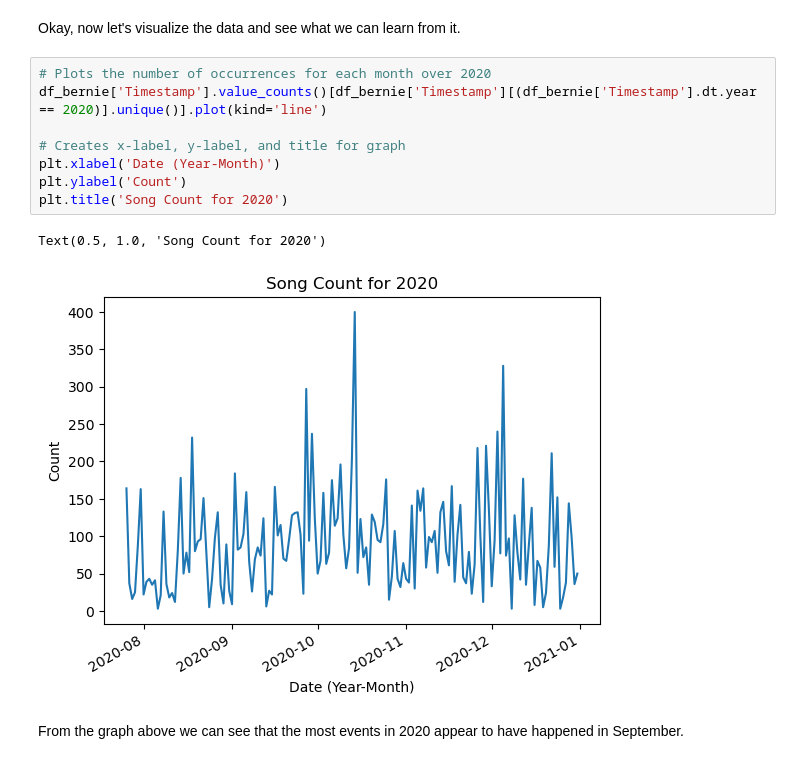
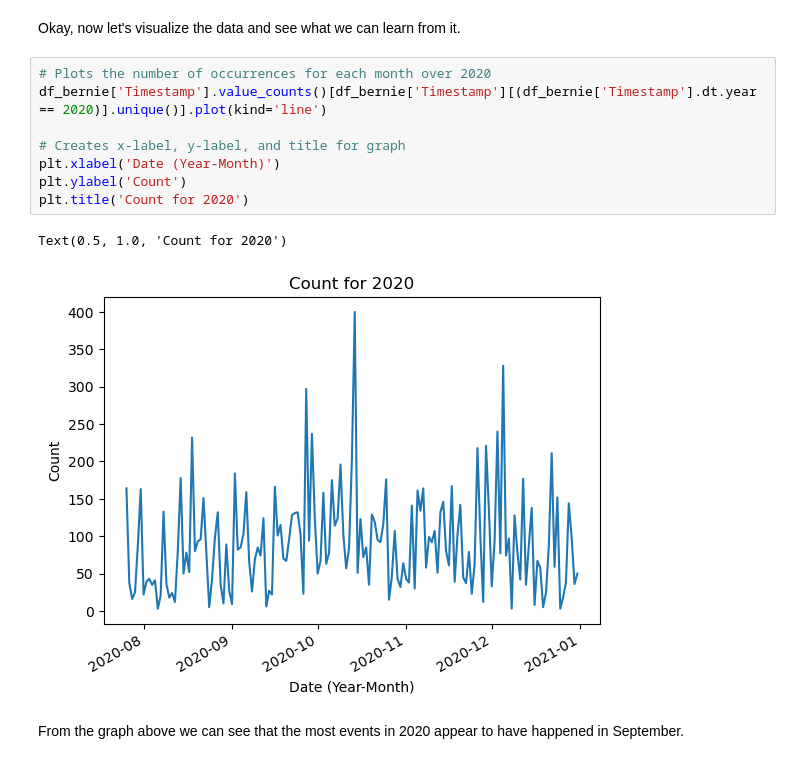
Before and after one commit to rigattio/Project-8, a Jupyter notebook: Project 8 .ipynb, the cells around one changed output. Drawn from its saved outputs; the diff is of its cells as text.

```diff
--- a/Project 8 .ipynb
+++ b/Project 8 .ipynb
@@ -152,14 +152,14 @@ Okay, now let's visualize the data and see what we can learn from it.
 # %%
 # Plots the number of occurrences for each month over 2020
 df_bernie['Timestamp'].value_counts()[df_bernie['Timestamp'][(df_bernie['Timestamp'].dt.year == 2020)].unique()].plot(kind='line')
 
 # Creates x-label, y-label, and title for graph
 plt.xlabel('Date (Year-Month)')
 plt.ylabel('Count')
-plt.title('Song Count for 2020')
+plt.title('Count for 2020')
 # %% [output]
-Text(0.5, 1.0, 'Song Count for 2020')
+Text(0.5, 1.0, 'Count for 2020')
-[figure, old version]
+[figure, new version]
 # %% [markdown]
 From the graph above we can see that the most events in 2020 appear to have happened in September.
 # %%
```
Also changed, not shown: parts of 5 cells of this notebook.
